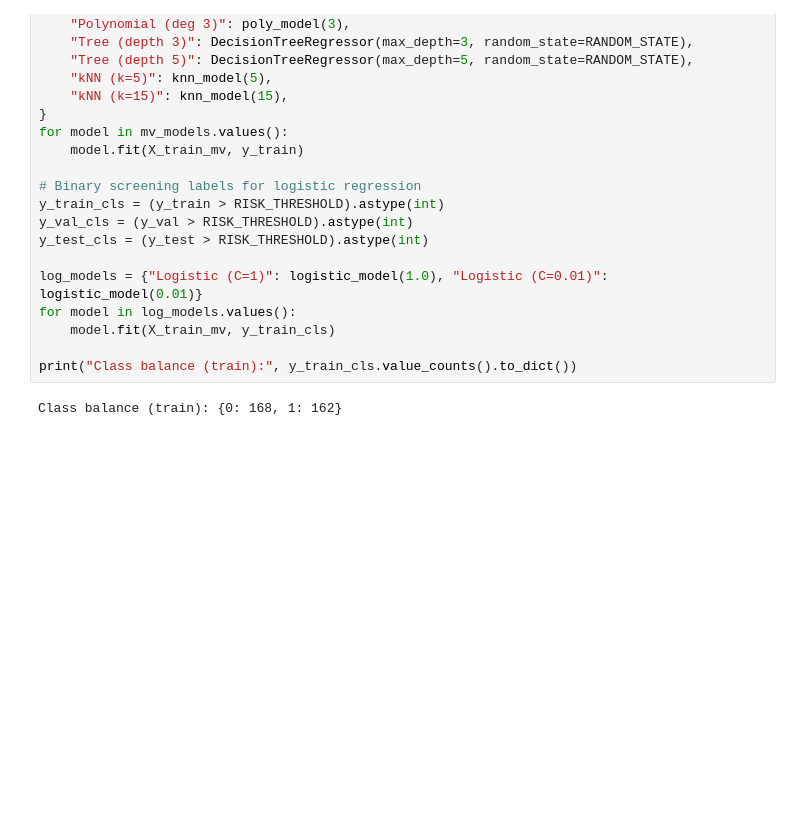
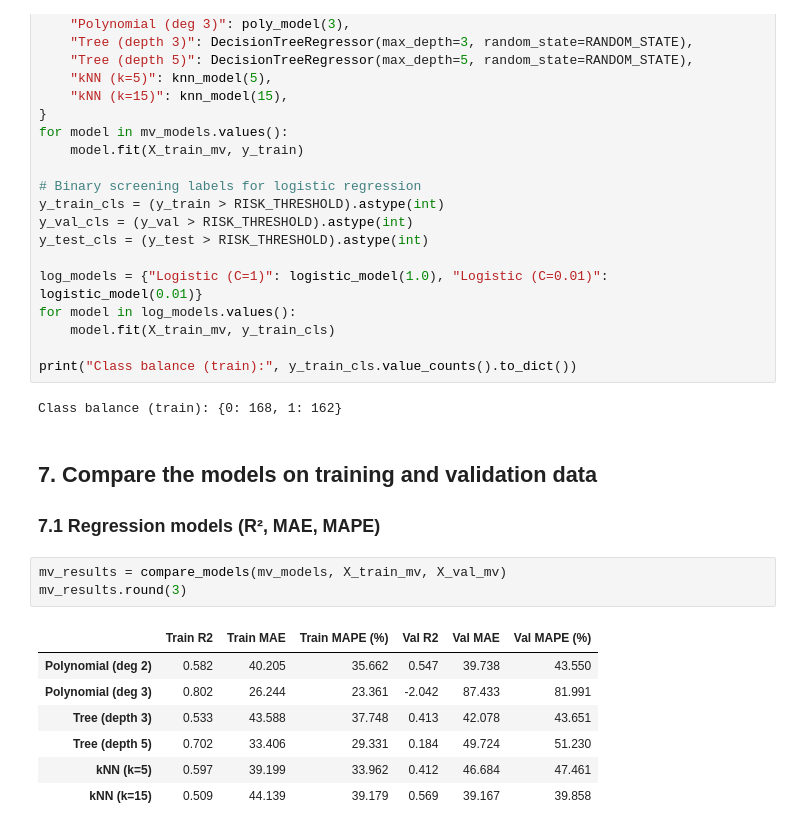
Before and after one commit to Namypark/diabetes-progression-lab2, a Jupyter notebook: lab2_diabetes.ipynb, the cells around one changed output. Cells and saved outputs as stored; diff of their text form; blank space fills up the shorter version.

Commit message:
Part 3 step 7: compare models

```diff
--- a/lab2_diabetes.ipynb
+++ b/lab2_diabetes.ipynb
@@ -770,3 +770,17 @@ for model in log_models.values():
 print("Class balance (train):", y_train_cls.value_counts().to_dict())
 # %% [output]
 Class balance (train): {0: 168, 1: 162}
+# %% [markdown]
+## 7. Compare the models on training and validation data
+### 7.1 Regression models (R², MAE, MAPE)
+# %%
+mv_results = compare_models(mv_models, X_train_mv, X_val_mv)
+mv_results.round(3)
+# %% [output]
+|  | Train R2 | Train MAE | Train MAPE (%) | Val R2 | Val MAE | Val MAPE (%) |
+| Polynomial (deg 2) | 0.582 | 40.205 | 35.662 | 0.547 | 39.738 | 43.550 |
+| Polynomial (deg 3) | 0.802 | 26.244 | 23.361 | -2.042 | 87.433 | 81.991 |
+| Tree (depth 3) | 0.533 | 43.588 | 37.748 | 0.413 | 42.078 | 43.651 |
+| Tree (depth 5) | 0.702 | 33.406 | 29.331 | 0.184 | 49.724 | 51.230 |
+| kNN (k=5) | 0.597 | 39.199 | 33.962 | 0.412 | 46.684 | 47.461 |
+| kNN (k=15) | 0.509 | 44.139 | 39.179 | 0.569 | 39.167 | 39.858 |
```
Also changed, not shown: parts of 5 cells of this notebook.
